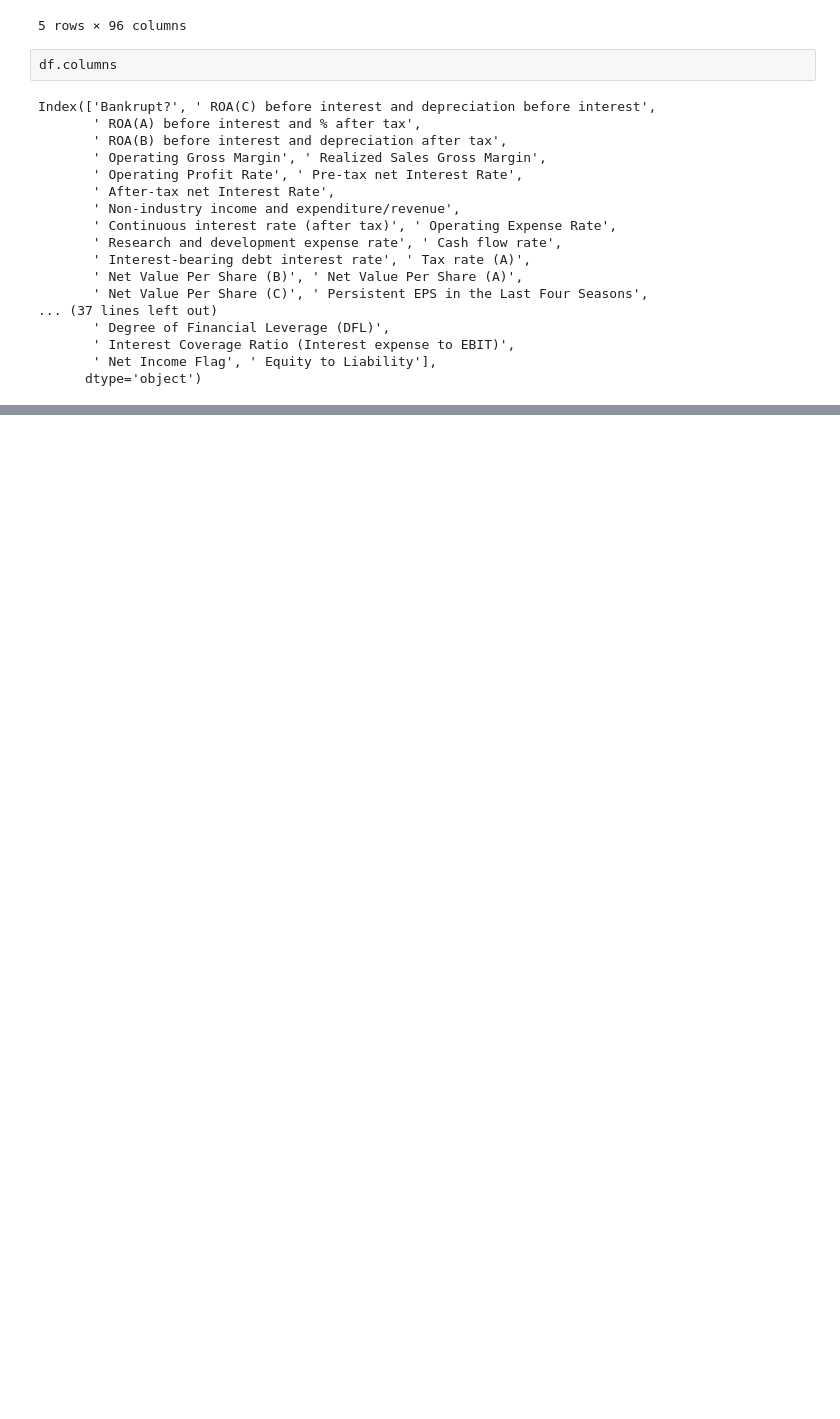
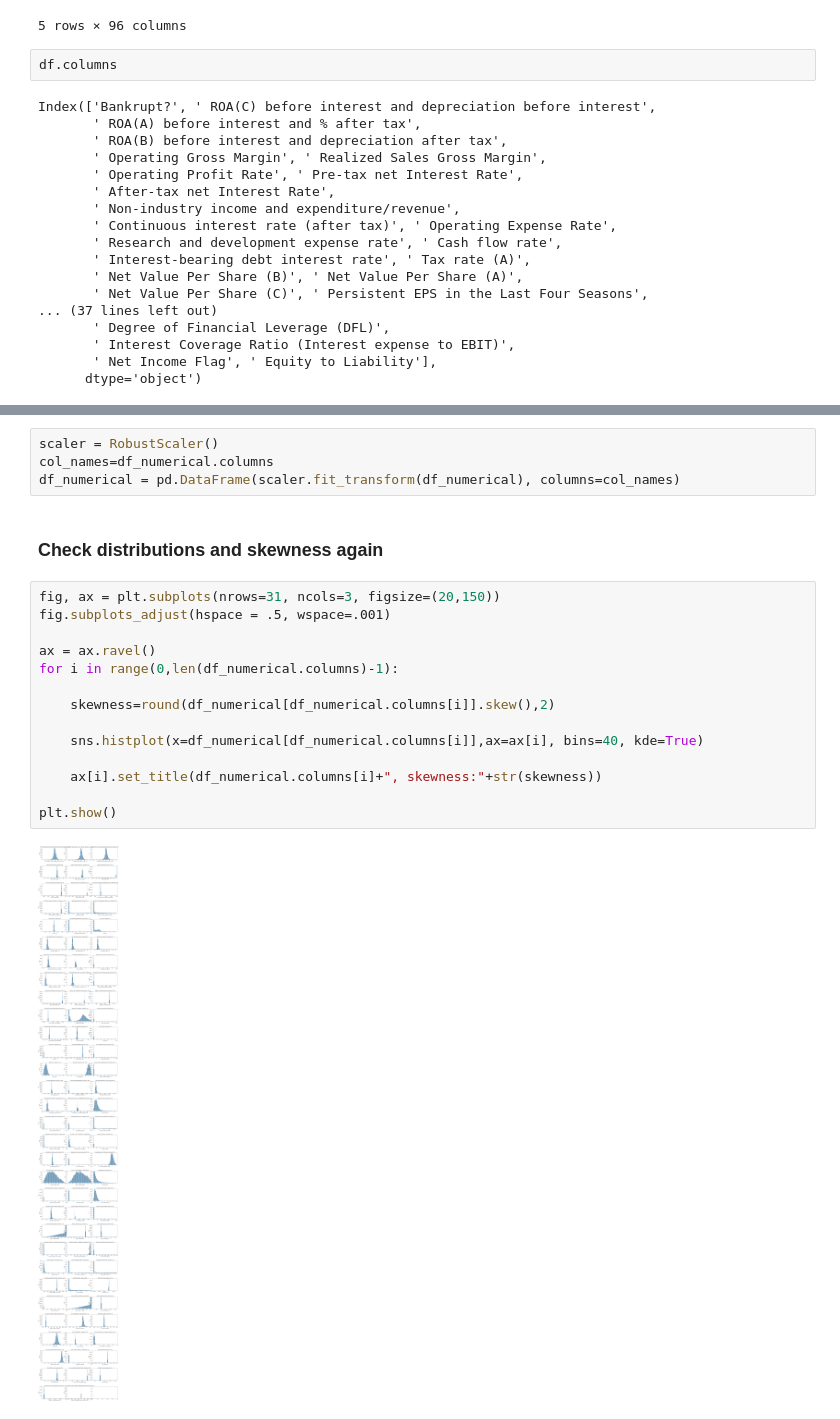
Before and after one commit to ZasadnyJan/Company_bankrupcy_prediction, a Jupyter notebook: Main_notebook.ipynb, the cells around one changed output, grey strips where cells are left out. Saved outputs shown, nothing was run; the diff lists cells and outputs as text; blank space fills up the shorter version.

```diff
--- a/Main_notebook.ipynb
+++ b/Main_notebook.ipynb
@@ -52,0 +181,22 @@ Index(['Bankrupt?', ' ROA(C) before interest and depreciation before interest',
+# %%
+scaler = RobustScaler()
+col_names=df_numerical.columns
+df_numerical = pd.DataFrame(scaler.fit_transform(df_numerical), columns=col_names)
+# %% [markdown]
+### Check distributions and skewness again
+# %%
+fig, ax = plt.subplots(nrows=31, ncols=3, figsize=(20,150))
+fig.subplots_adjust(hspace = .5, wspace=.001)
+
+ax = ax.ravel()
+for i in range(0,len(df_numerical.columns)-1):
+
+    skewness=round(df_numerical[df_numerical.columns[i]].skew(),2)
+
+    sns.histplot(x=df_numerical[df_numerical.columns[i]],ax=ax[i], bins=40, kde=True)
+
+    ax[i].set_title(df_numerical.columns[i]+", skewness:"+str(skewness))
+
+plt.show()
+# %% [output]
+[figure, added]
```
Also changed, not shown: parts of 21 cells of this notebook.
